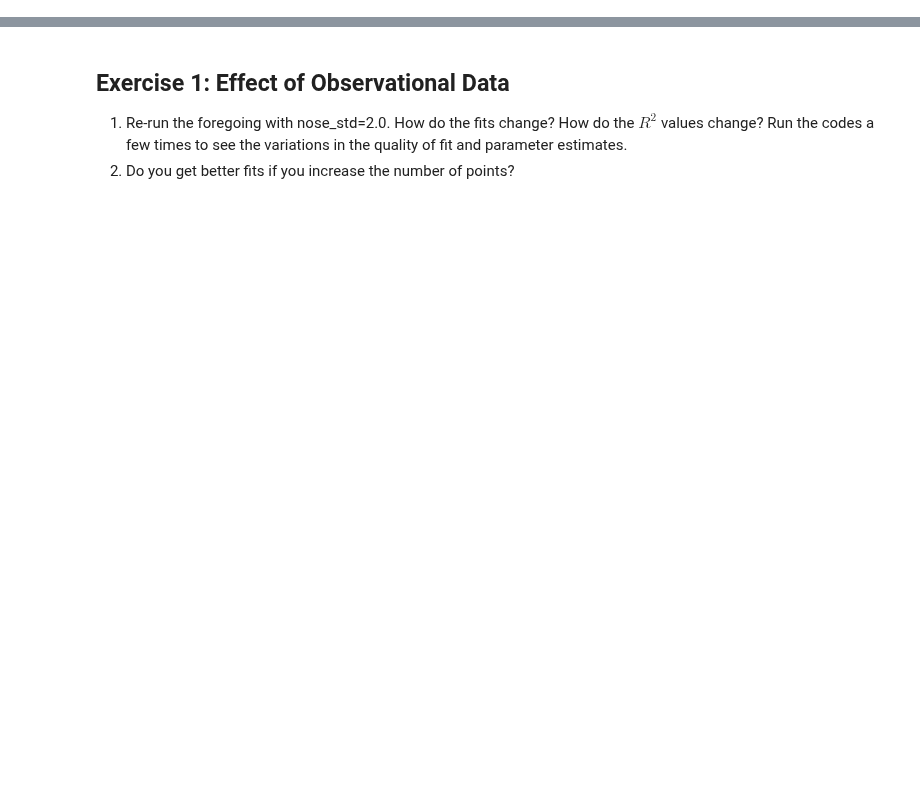
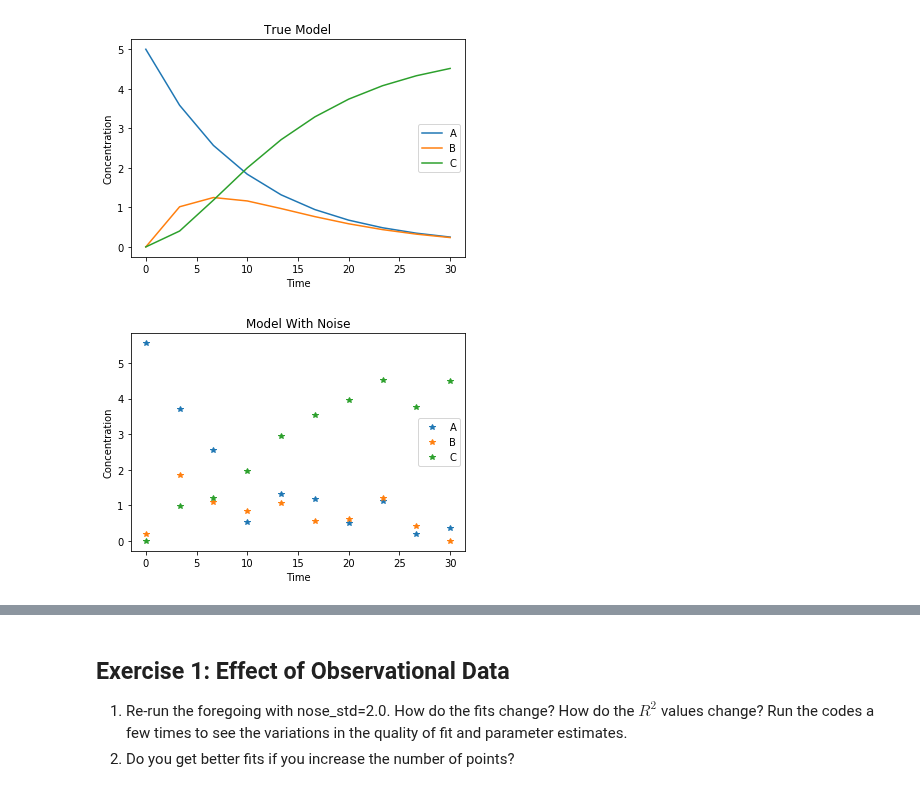
Before and after one commit to ModelEngineering/advancing-biomedical-models, a Jupyter notebook: lectures/lecture_10/Model Fitting With Exercise Answers.ipynb, the cells around one changed output, grey strips where cells are left out. Cells and saved outputs as stored; diff of their text form; code cells hidden in the pictures; blank space fills up the shorter version.

```diff
--- a/lectures/lecture_10/Model Fitting With Exercise Answers.ipynb
+++ b/lectures/lecture_10/Model Fitting With Exercise Answers.ipynb
@@ -16,11 +16,15 @@ model = """
 parameters = mf.makeParameters(constants=['k1', 'k2'])
 # %%
 # Create synthetic observational data and plot it.
-true_data = mf.runSimulation(model=model, num_points=10)
+simulation_results = mf.runSimulation(model=model, num_points=10)
+true_data = simulation_results.data
 obs_data = mf.makeObservations(model=model, noise_std=0.5, num_points=10)
 columns = ['A', 'B', 'C']
 mf.plotTimeSeries(true_data, title="True Model", columns=columns)
 mf.plotTimeSeries(obs_data, title="Model With Noise", is_scatter=True, columns=columns)
+# %% [output]
+[figure, added]
+[figure, added]
 # %%
 # Parameter fitting
 # Illustration of parameter fitting
```
Also changed, not shown: parts of 8 cells of this notebook, 10 other files.
